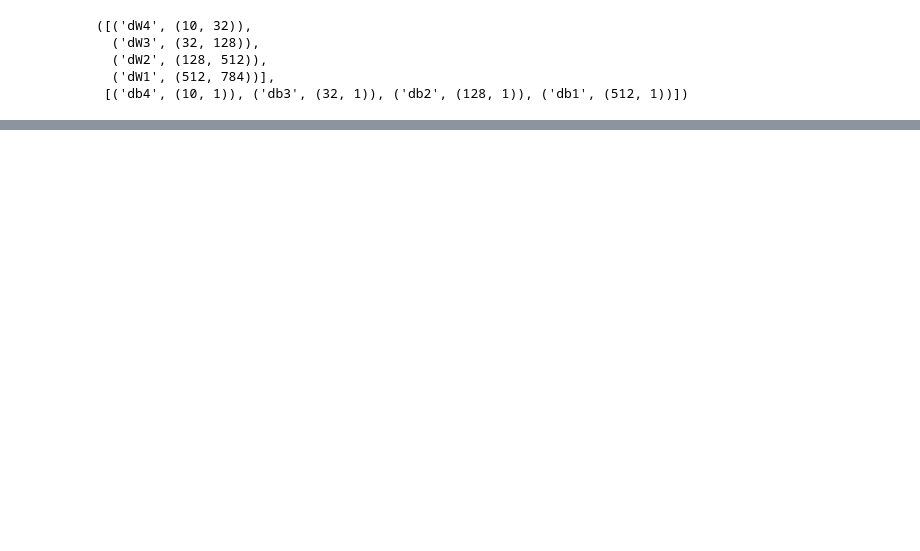
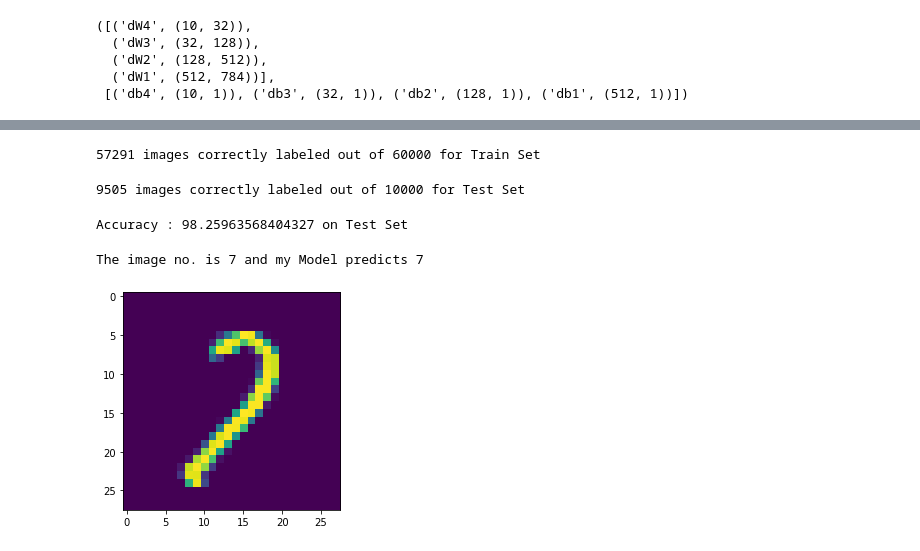
Before and after one commit to ABD-01/MNIST, a Jupyter notebook: Muli Layer Model/MNIST_Using_Multi_Layer.ipynb, the cells around one changed output, grey strips where cells are left out. Saved outputs shown, nothing was run; the diff lists cells and outputs as text; code cells hidden in the pictures; blank space fills up the shorter version.

Commit message:
Completed MultiLayer Model

```diff
--- a/Muli Layer Model/MNIST_Using_Multi_Layer.ipynb
+++ b/Muli Layer Model/MNIST_Using_Multi_Layer.ipynb
@@ -229,0 +238,9 @@ Accuracy : 81.98320546987658 on Train Set
+# %%
+O = (np.max(AA['A4'],axis=0) == AA['A4']).T * np.array([0,1,2,3,4,5,6,7,8,9]).T
+
+F = np.sum(O,axis=1)
+F,train_labels
+
+print(f'{np.sum(F==train_labels)} images correctly labeled out of {train_labels.shape[0]} for Train Set')
+# %% [output]
+57291 images correctly labeled out of 60000 for Train Set
@@ -229,0 +258,21 @@ Accuracy : 81.98320546987658 on Train Set
+# %%
+O = (np.max(AA_test['A4'],axis=0) == AA_test['A4']).T * np.array([0,1,2,3,4,5,6,7,8,9]).T
+
+F_test = np.sum(O,axis=1)
+F_test,train_labels
+
+print(f'{np.sum(F_test==test_labels)} images correctly labeled out of {test_labels.shape[0]} for Test Set')
+# %% [output]
+9505 images correctly labeled out of 10000 for Test Set
+# %%
+a_test = np.abs(AA_test['A4']- Y_test_hot)
+print(f'Accuracy : {100 - np.mean(a_test)*100} on Test Set')
+# %% [output]
+Accuracy : 98.25963568404327 on Test Set
+# %%
+image = 5246   # 0-9999
+plt.imshow(test_images[image])
+print(f'The image no. is {test_labels[image]} and my Model predicts {F_test[image]}')
+# %% [output]
+The image no. is 7 and my Model predicts 7
+[figure, added]
```
Also changed, not shown: parts of 10 cells of this notebook.
